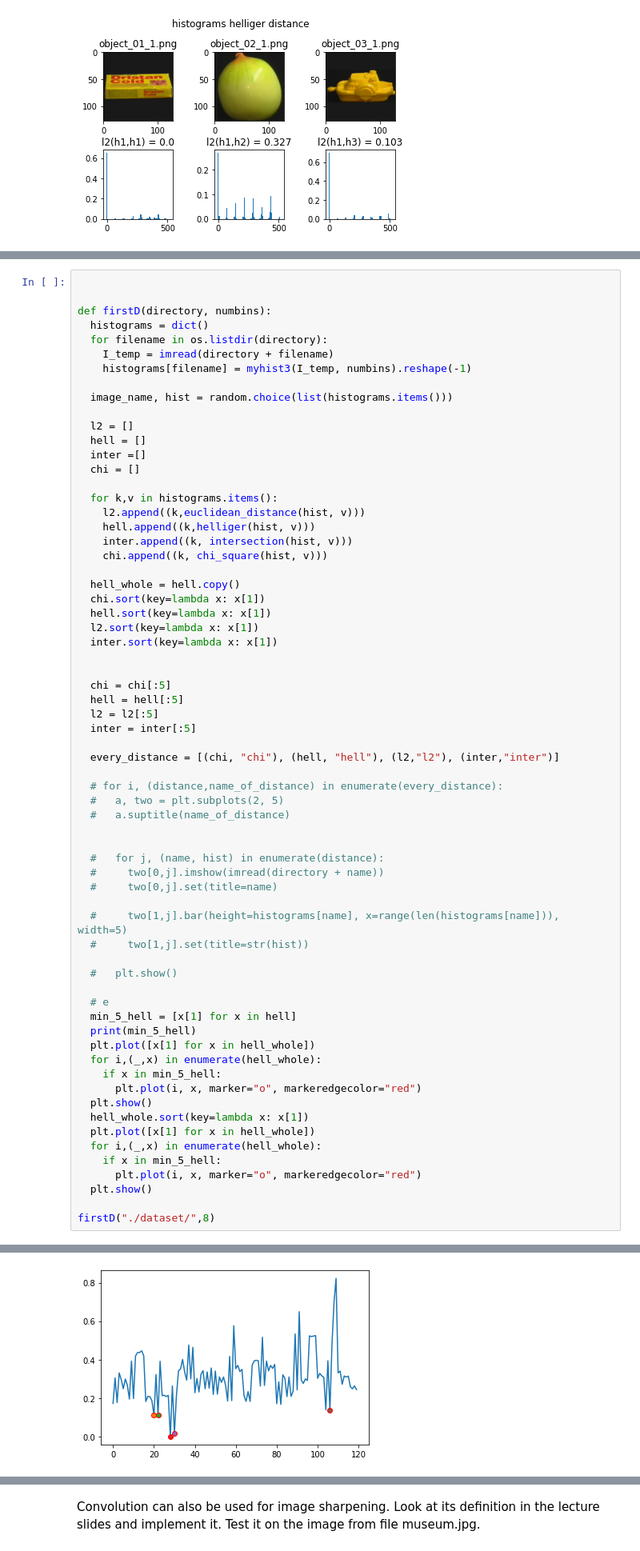
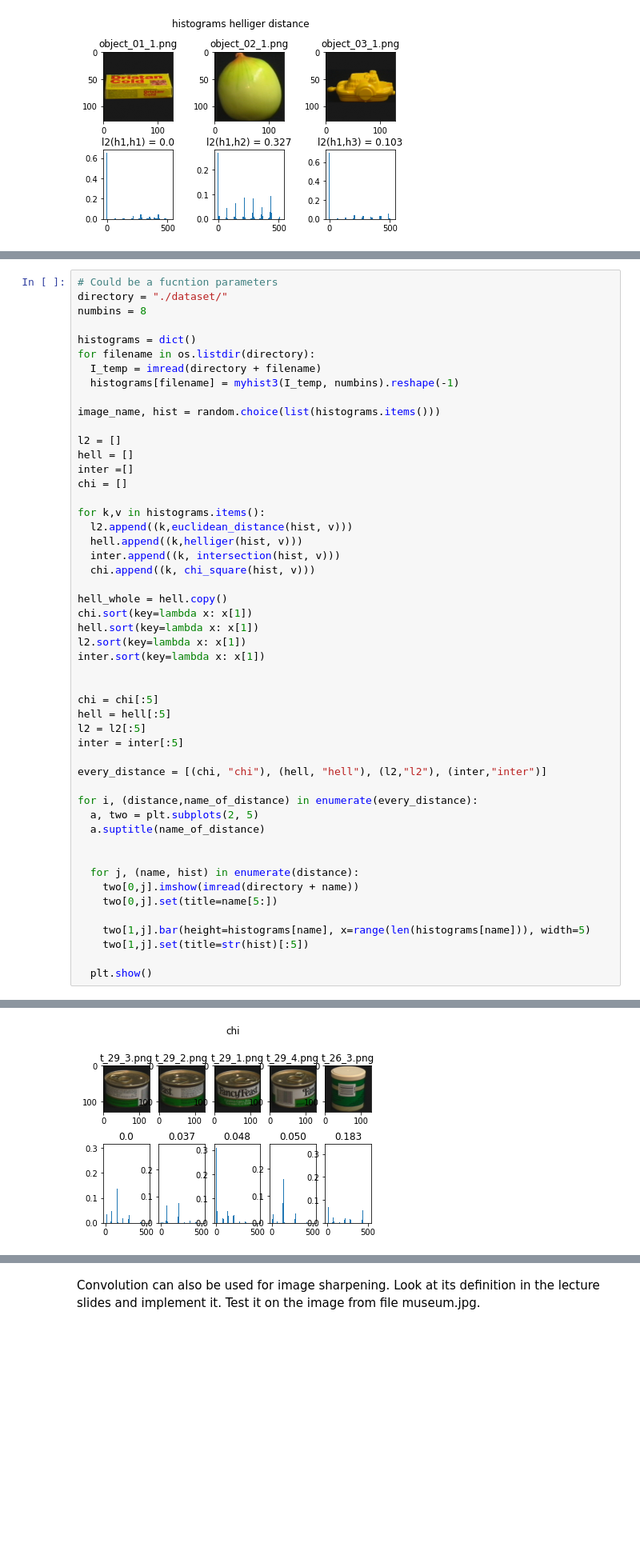
Before and after one commit to BlazBone/uz-vaje, a Jupyter notebook: assignment2/assignemnt.ipynb, the cells around one changed output, grey strips where cells are left out. Shown at 80% size. Saved outputs shown, nothing was run; the diff lists cells and outputs as text; blank space fills up the shorter version.

Commit message:
every obligatory task is done

```diff
--- a/assignment2/assignemnt.ipynb
+++ b/assignment2/assignemnt.ipynb
@@ -225,67 +227,51 @@ for all four distance measures that you implemented earlier.
 # %%
+# Could be a fucntion parameters
+directory = "./dataset/"
+numbins = 8
+
+histograms = dict()
+for filename in os.listdir(directory):
+  I_temp = imread(directory + filename)
+  histograms[filename] = myhist3(I_temp, numbins).reshape(-1)
+
+image_name, hist = random.choice(list(histograms.items()))
+
+l2 = []
+hell = []
+inter =[]
+chi = []
+
+for k,v in histograms.items():
+  l2.append((k,euclidean_distance(hist, v)))
+  hell.append((k,helliger(hist, v)))
+  inter.append((k, intersection(hist, v)))
+  chi.append((k, chi_square(hist, v)))
+
+hell_whole = hell.copy()
+chi.sort(key=lambda x: x[1])
+hell.sort(key=lambda x: x[1])
+l2.sort(key=lambda x: x[1])
+inter.sort(key=lambda x: x[1])
 
 
-def firstD(directory, numbins):
-  histograms = dict()
-  for filename in os.listdir(directory):
-    I_temp = imread(directory + filename)
-    histograms[filename] = myhist3(I_temp, numbins).reshape(-1)
+chi = chi[:5]
+hell = hell[:5]
+l2 = l2[:5]
+inter = inter[:5]
 
-  image_name, hist = random.choice(list(histograms.items()))
+every_distance = [(chi, "chi"), (hell, "hell"), (l2,"l2"), (inter,"inter")]
 
-  l2 = []
-  hell = []
-  inter =[]
-  chi = []
-
-  for k,v in histograms.items():
-    l2.append((k,euclidean_distance(hist, v)))
-    hell.append((k,helliger(hist, v)))
-    inter.append((k, intersection(hist, v)))
-    chi.append((k, chi_square(hist, v)))
-
-  hell_whole = hell.copy()
-  chi.sort(key=lambda x: x[1])
-  hell.sort(key=lambda x: x[1])
-  l2.sort(key=lambda x: x[1])
-  inter.sort(key=lambda x: x[1])
+for i, (distance,name_of_distance) in enumerate(every_distance):
+  a, two = plt.subplots(2, 5)
+  a.suptitle(name_of_distance)
 
 
-  chi = chi[:5]
-  hell = hell[:5]
-  l2 = l2[:5]
-  inter = inter[:5]
+  for j, (name, hist) in enumerate(distance):
+    two[0,j].imshow(imread(directory + name))
+    two[0,j].set(title=name[5:])
 
-  every_distance = [(chi, "chi"), (hell, "hell"), (l2,"l2"), (inter,"inter")]
+    two[1,j].bar(height=histograms[name], x=range(len(histograms[name])), width=5)
+    two[1,j].set(title=str(hist)[:5])
 
-  # for i, (distance,name_of_distance) in enumerate(every_distance):
-  #   a, two = plt.subplots(2, 5)
-  #   a.suptitle(name_of_distance)
-
-
-  #   for j, (name, hist) in enumerate(distance):
-  #     two[0,j].imshow(imread(directory + name))
-  #     two[0,j].set(title=name)
-
-  #     two[1,j].bar(height=histograms[name], x=range(len(histograms[name])), width=5)
-  #     two[1,j].set(title=str(hist))
-
-  #   plt.show()
-
-  # e
-  min_5_hell = [x[1] for x in hell]
-  print(min_5_hell)
-  plt.plot([x[1] for x in hell_whole])
-  for i,(_,x) in enumerate(hell_whole):
-    if x in min_5_hell:
-      plt.plot(i, x, marker="o", markeredgecolor="red")
   plt.show()
-  hell_whole.sort(key=lambda x: x[1])
-  plt.plot([x[1] for x in hell_whole])
-  for i,(_,x) in enumerate(hell_whole):
-    if x in min_5_hell:
-      plt.plot(i, x, marker="o", markeredgecolor="red")
-  plt.show()
-
-firstD("./dataset/",8)
 # %% [output]
@@ -293 +278 @@ firstD("./dataset/",8)
-[figure, old version]
+[figure, new version]
```
Also changed, not shown: parts of 32 cells of this notebook, 1 other file.
